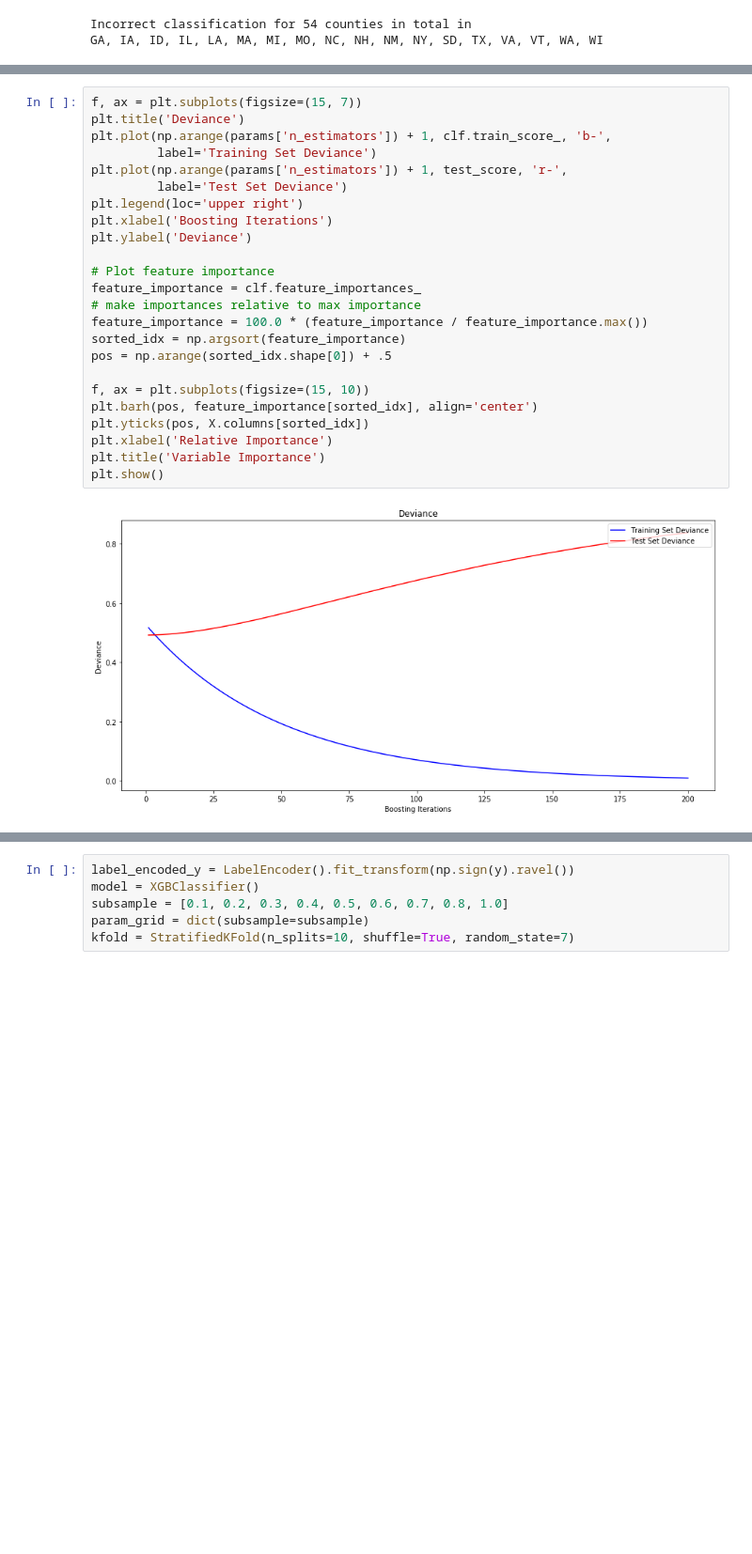
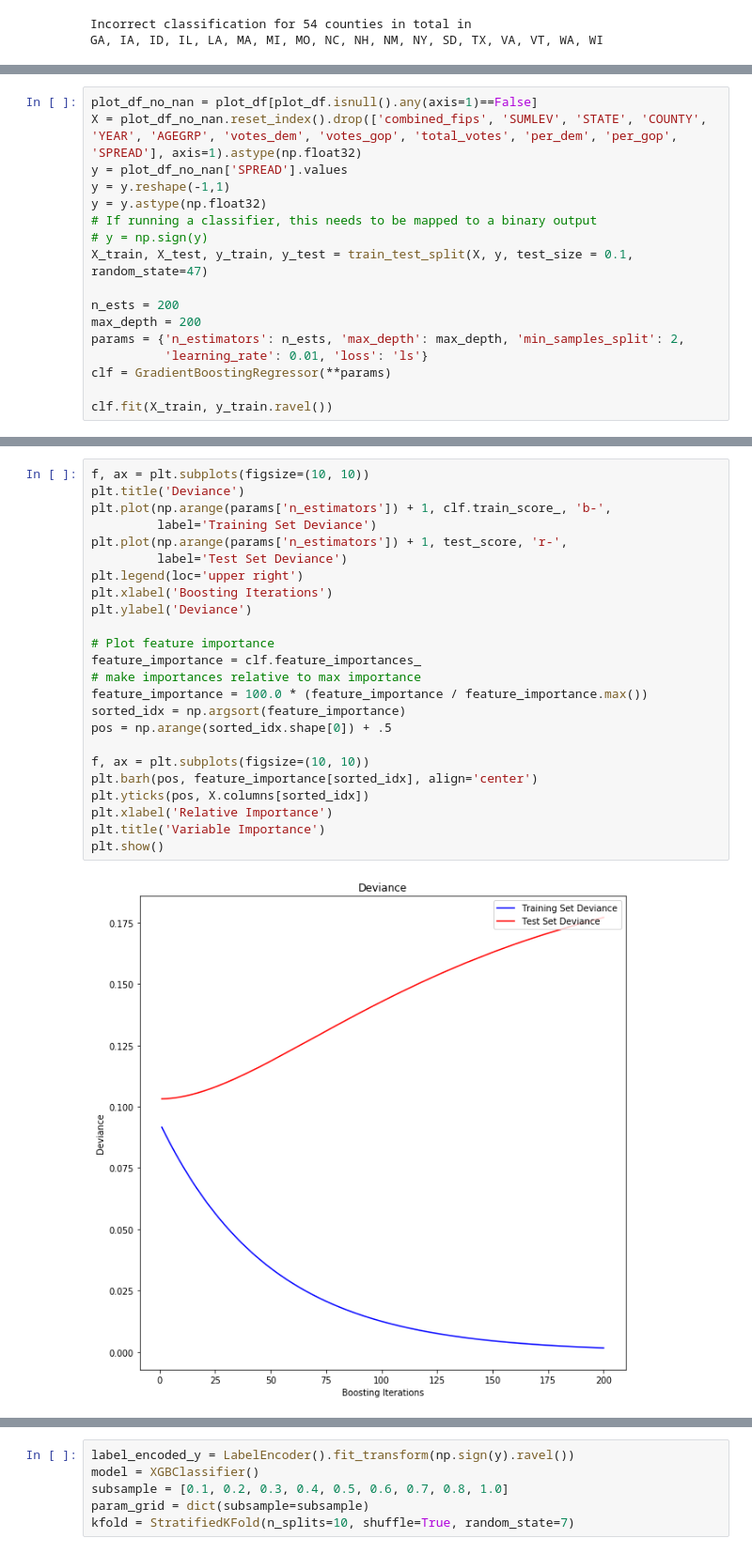
Before and after one commit to arjology/data_science, a Jupyter notebook: US voting and census.ipynb, the cells around one changed output, grey strips where cells are left out. Shown at 94% size. Cells and saved outputs as stored; diff of their text form; blank space fills up the shorter version.

Commit message:
exploring gradient boosts with US voting data

```diff
--- a/US voting and census.ipynb
+++ b/US voting and census.ipynb
@@ -1097,0 +1191,17 @@ GradientBoostingRegressor(alpha=0.9, criterion='friedman_mse', init=None,
+# %%
+plot_df_no_nan = plot_df[plot_df.isnull().any(axis=1)==False]
+X = plot_df_no_nan.reset_index().drop(['combined_fips', 'SUMLEV', 'STATE', 'COUNTY', 'YEAR', 'AGEGRP', 'votes_dem', 'votes_gop', 'total_votes', 'per_dem', 'per_gop', 'SPREAD'], axis=1).astype(np.float32)
+y = plot_df_no_nan['SPREAD'].values
+y = y.reshape(-1,1)
+y = y.astype(np.float32)
+# If running a classifier, this needs to be mapped to a binary output
+# y = np.sign(y)
+X_train, X_test, y_train, y_test = train_test_split(X, y, test_size = 0.1, random_state=47)
+
+n_ests = 200
+max_depth = 200
+params = {'n_estimators': n_ests, 'max_depth': max_depth, 'min_samples_split': 2,
+          'learning_rate': 0.01, 'loss': 'ls'}
+clf = GradientBoostingRegressor(**params)
+
+clf.fit(X_train, y_train.ravel())
@@ -1112,26 +1231,26 @@ MSE: 0.3602
 # %%
-f, ax = plt.subplots(figsize=(15, 7))
+f, ax = plt.subplots(figsize=(10, 10))
 plt.title('Deviance')
 plt.plot(np.arange(params['n_estimators']) + 1, clf.train_score_, 'b-',
          label='Training Set Deviance')
 plt.plot(np.arange(params['n_estimators']) + 1, test_score, 'r-',
          label='Test Set Deviance')
 plt.legend(loc='upper right')
 plt.xlabel('Boosting Iterations')
 plt.ylabel('Deviance')
 
 # Plot feature importance
 feature_importance = clf.feature_importances_
 # make importances relative to max importance
 feature_importance = 100.0 * (feature_importance / feature_importance.max())
 sorted_idx = np.argsort(feature_importance)
 pos = np.arange(sorted_idx.shape[0]) + .5
 
-f, ax = plt.subplots(figsize=(15, 10))
+f, ax = plt.subplots(figsize=(10, 10))
 plt.barh(pos, feature_importance[sorted_idx], align='center')
 plt.yticks(pos, X.columns[sorted_idx])
 plt.xlabel('Relative Importance')
 plt.title('Variable Importance')
 plt.show()
 # %% [output]
-[figure, old version]
+[figure, new version]
```
Also changed, not shown: parts of 30 cells of this notebook, 5 other files.
